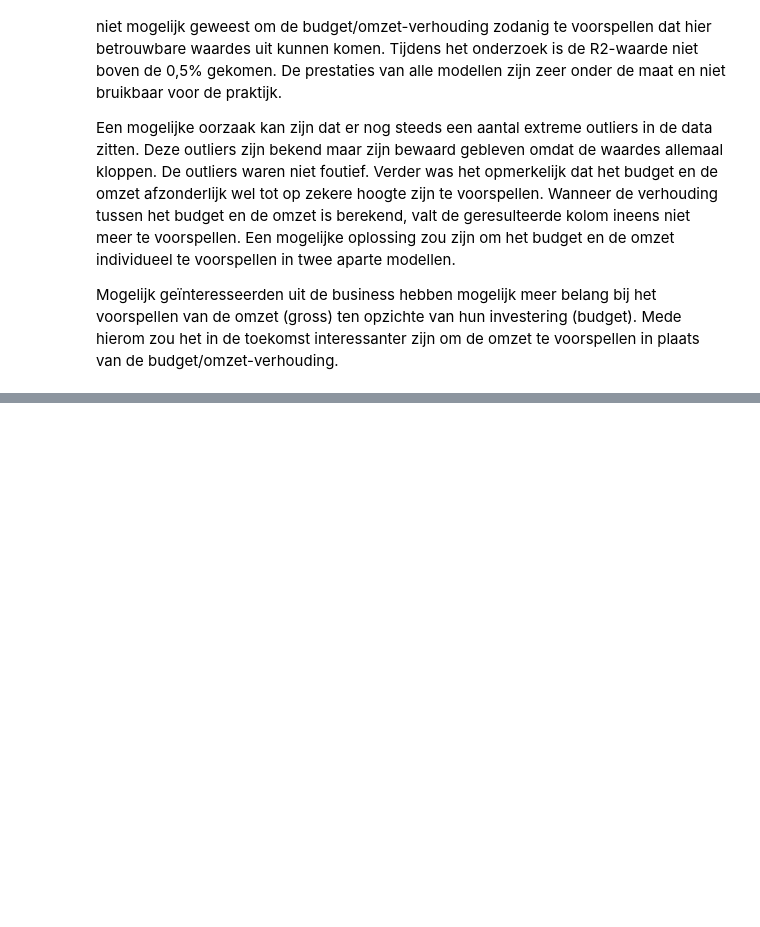
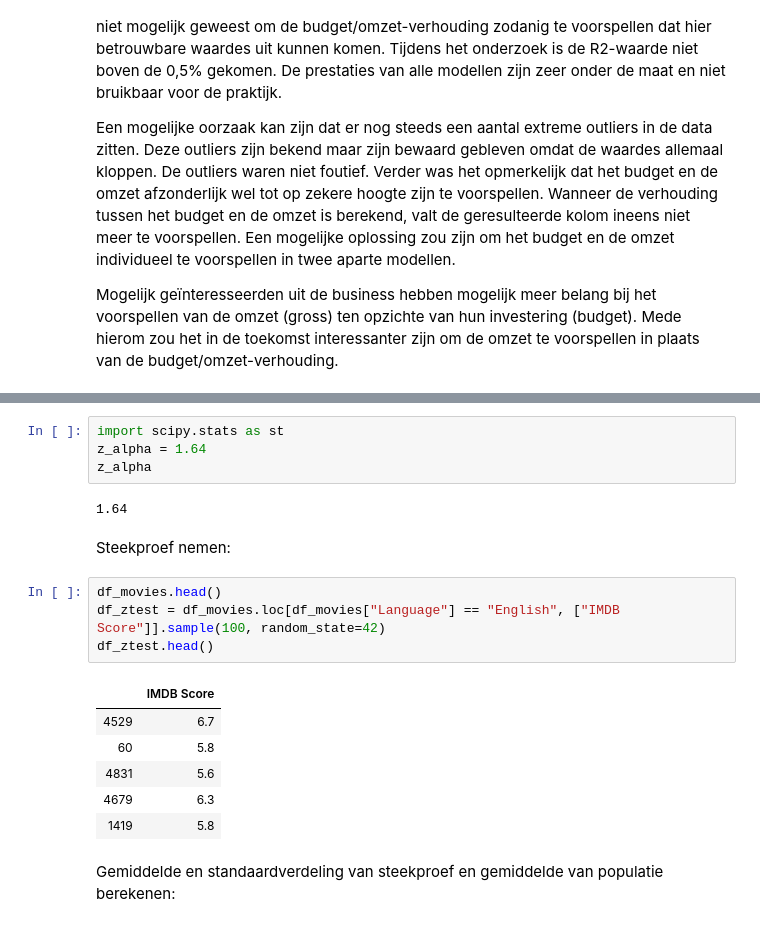
Before and after one commit to Casper-Smet/movie-revenue-predictions, a Jupyter notebook: main.ipynb, the cells around one changed output, grey strips where cells are left out. Cells and saved outputs as stored; diff of their text form; blank space fills up the shorter version.

```diff
--- a/main.ipynb
+++ b/main.ipynb
@@ -1209,0 +1686,21 @@ Mogelijk geïnteresseerden uit de business hebben mogelijk meer belang bij het v
+# %%
+import scipy.stats as st
+z_alpha = 1.64
+z_alpha
+# %% [output]
+1.64
+# %% [markdown]
+Steekproef nemen:
+# %%
+df_movies.head()
+df_ztest = df_movies.loc[df_movies["Language"] == "English", ["IMDB Score"]].sample(100, random_state=42)
+df_ztest.head()
+# %% [output]
+|  | IMDB Score |
+| 4529 | 6.7 |
+| 60 | 5.8 |
+| 4831 | 5.6 |
+| 4679 | 6.3 |
+| 1419 | 5.8 |
+# %% [markdown]
+Gemiddelde en standaardverdeling van steekproef en gemiddelde van populatie berekenen:
```
Also changed, not shown: parts of 79 cells of this notebook, 1 other file.
